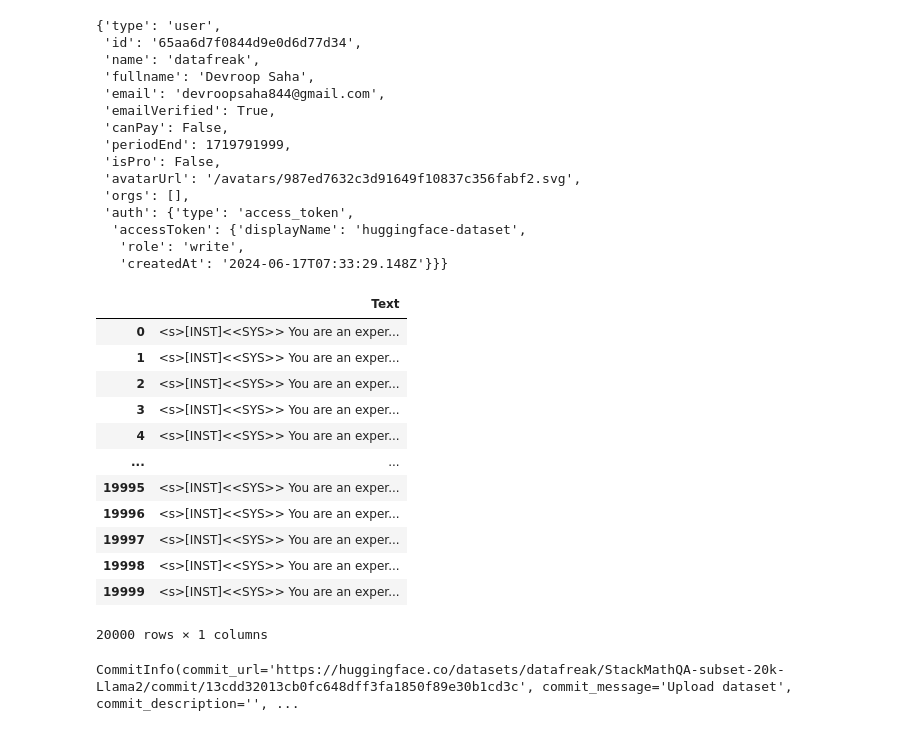
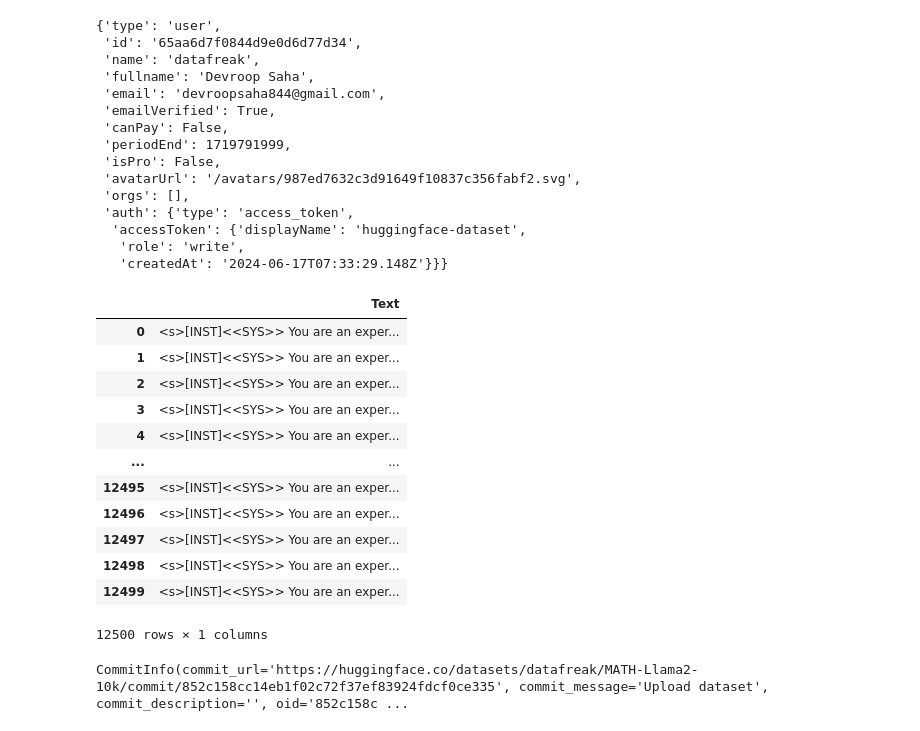
Before and after one commit to devroopsaha744/math-Llama, a Jupyter notebook: Llama2_instruction_dataset.ipynb, the cells around one changed output. Saved outputs shown, nothing was run; the diff lists cells and outputs as text; code cells hidden in the pictures.

```diff
--- a/Llama2_instruction_dataset.ipynb
+++ b/Llama2_instruction_dataset.ipynb
@@ -89,0 +100,2 @@ Name: Text, Length: 20000, dtype: object
+# %%
+dataset = dataset['Text']
@@ -134,31 +161,31 @@ whoami()
    'role': 'write',
    'createdAt': '2024-06-17T07:33:29.148Z'}}}
 # %%
-data = pd.DataFrame(data, columns = ['Text'])
+dataset = pd.DataFrame(dataset, columns = ['Text'])
-# %%
-data
-# %% [output]
-|  | Text |
-| 0 | <s>[INST]<<SYS>> You are an exper... |
-| 1 | <s>[INST]<<SYS>> You are an exper... |
-| 2 | <s>[INST]<<SYS>> You are an exper... |
-| 3 | <s>[INST]<<SYS>> You are an exper... |
-| 4 | <s>[INST]<<SYS>> You are an exper... |
-| ... | ... |
-| 19995 | <s>[INST]<<SYS>> You are an exper... |
-| 19996 | <s>[INST]<<SYS>> You are an exper... |
-| 19997 | <s>[INST]<<SYS>> You are an exper... |
-| 19998 | <s>[INST]<<SYS>> You are an exper... |
-| 19999 | <s>[INST]<<SYS>> You are an exper... |
-20000 rows × 1 columns
+# %%
+dataset
+# %% [output]
+|  | Text |
+| 0 | <s>[INST]<<SYS>> You are an exper... |
+| 1 | <s>[INST]<<SYS>> You are an exper... |
+| 2 | <s>[INST]<<SYS>> You are an exper... |
+| 3 | <s>[INST]<<SYS>> You are an exper... |
+| 4 | <s>[INST]<<SYS>> You are an exper... |
+| ... | ... |
+| 12495 | <s>[INST]<<SYS>> You are an exper... |
+| 12496 | <s>[INST]<<SYS>> You are an exper... |
+| 12497 | <s>[INST]<<SYS>> You are an exper... |
+| 12498 | <s>[INST]<<SYS>> You are an exper... |
+| 12499 | <s>[INST]<<SYS>> You are an exper... |
+12500 rows × 1 columns
 # %%
 from datasets import Dataset, DatasetDict
 from sklearn.model_selection import train_test_split
 # Convert the DataFrame to a Hugging Face Dataset
-hf_dataset = Dataset.from_pandas(data)
+hf_dataset = Dataset.from_pandas(dataset)
 
 # Split the dataset into training and test sets
-train_test_split = hf_dataset.train_test_split(test_size=0.1)
+train_test_split = hf_dataset.train_test_split(test_size=0.2)
 
 # Create a DatasetDict with train and test splits
 dataset_dict = DatasetDict({
@@ -166,9 +193,9 @@ dataset_dict = DatasetDict({
     "test": train_test_split['test']
 })
 
-repo_name = "StackMathQA-subset-20k-Llama2"
+repo_name = "MATH-Llama2-10k"
 
 # Push the dataset to the Hugging Face Hub
 dataset_dict.push_to_hub(repo_name)
 # %% [output]
-CommitInfo(commit_url='https://huggingface.co/datasets/datafreak/StackMathQA-subset-20k-Llama2/commit/13cdd32013cb0fc648dff3fa1850f89e30b1cd3c', commit_message='Upload dataset', commit_description='', ...
+CommitInfo(commit_url='https://huggingface.co/datasets/datafreak/MATH-Llama2-10k/commit/852c158cc14eb1f02c72f37ef83924fdcf0ce335', commit_message='Upload dataset', commit_description='', oid='852c158c ...
```
Also changed, not shown: parts of 15 cells of this notebook.
